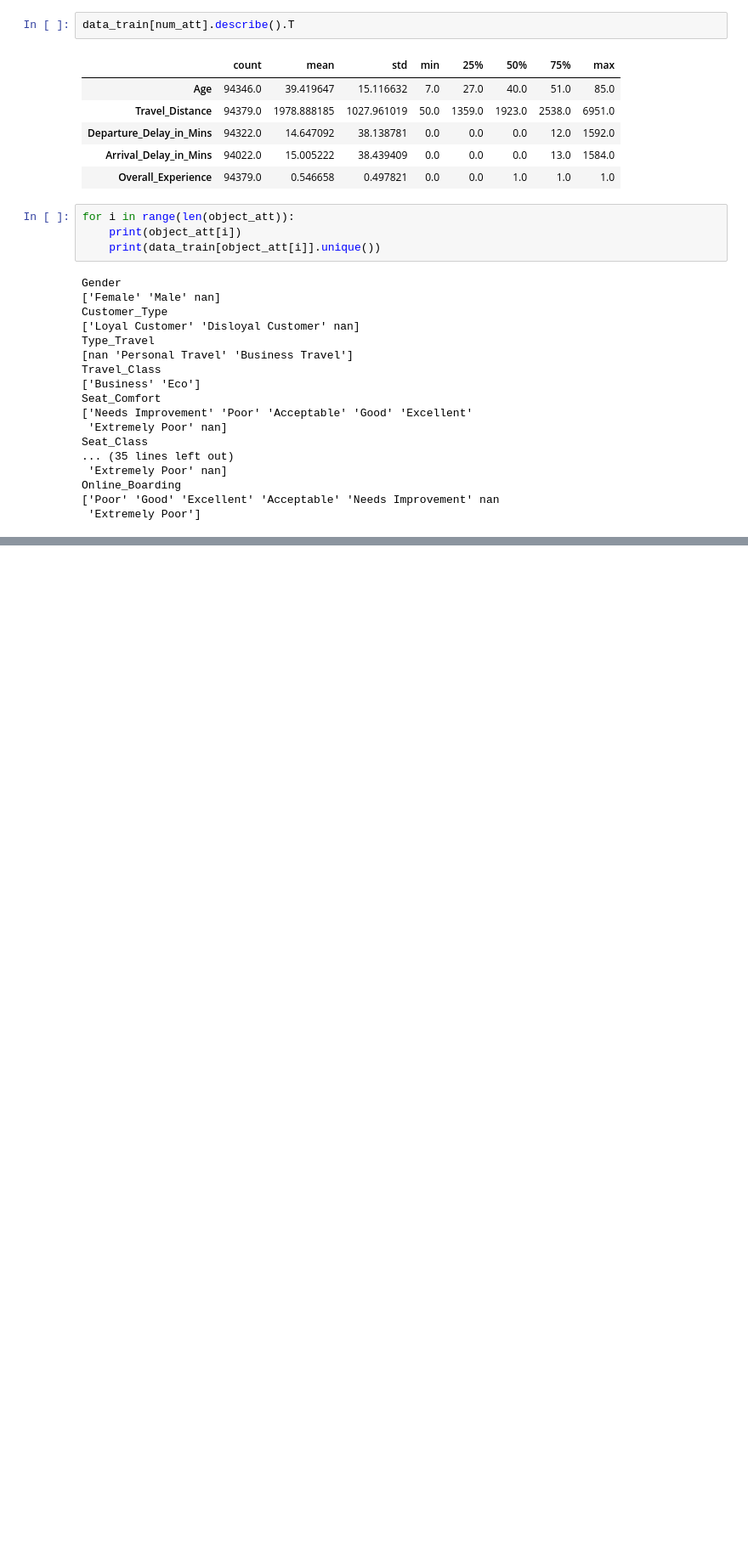
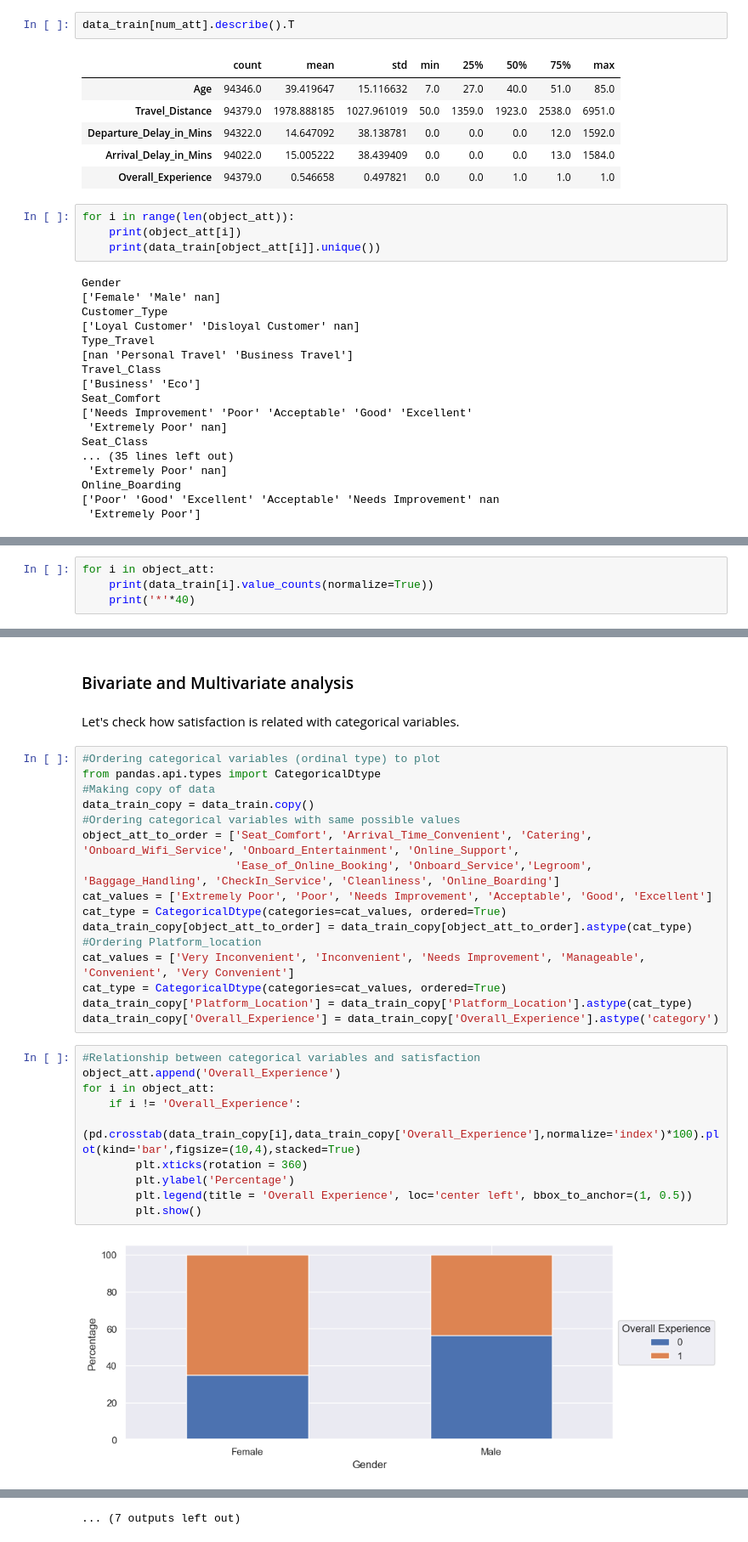
Before and after one commit to agraglez/shinkansen-travel-experience, a Jupyter notebook: notebooks/shinkansen_travel_experience.ipynb, the cells around one changed output, grey strips where cells are left out. Shown at 85% size. Drawn from its saved outputs; the diff is of its cells as text; blank space fills up the shorter version.

```diff
--- a/notebooks/shinkansen_travel_experience.ipynb
+++ b/notebooks/shinkansen_travel_experience.ipynb
@@ -230,0 +321,4 @@ Online_Boarding
+# %%
+for i in object_att:
+    print(data_train[i].value_counts(normalize=True))
+    print('*'*40)
@@ -230,0 +350,32 @@ Online_Boarding
+# %% [markdown]
+### Bivariate and Multivariate analysis
+# %% [markdown]
+Let's check how satisfaction is related with categorical variables.
+# %%
+#Ordering categorical variables (ordinal type) to plot
+from pandas.api.types import CategoricalDtype
+#Making copy of data
+data_train_copy = data_train.copy()
+#Ordering categorical variables with same possible values
+object_att_to_order = ['Seat_Comfort', 'Arrival_Time_Convenient', 'Catering', 'Onboard_Wifi_Service', 'Onboard_Entertainment', 'Online_Support',
+                       'Ease_of_Online_Booking', 'Onboard_Service','Legroom', 'Baggage_Handling', 'CheckIn_Service', 'Cleanliness', 'Online_Boarding']
+cat_values = ['Extremely Poor', 'Poor', 'Needs Improvement', 'Acceptable', 'Good', 'Excellent']
+cat_type = CategoricalDtype(categories=cat_values, ordered=True)
+data_train_copy[object_att_to_order] = data_train_copy[object_att_to_order].astype(cat_type)
+#Ordering Platform_location
+cat_values = ['Very Inconvenient', 'Inconvenient', 'Needs Improvement', 'Manageable', 'Convenient', 'Very Convenient']
+cat_type = CategoricalDtype(categories=cat_values, ordered=True)
+data_train_copy['Platform_Location'] = data_train_copy['Platform_Location'].astype(cat_type)
+data_train_copy['Overall_Experience'] = data_train_copy['Overall_Experience'].astype('category')
+# %%
+#Relationship between categorical variables and satisfaction
+object_att.append('Overall_Experience')
+for i in object_att:
+    if i != 'Overall_Experience':
+        (pd.crosstab(data_train_copy[i],data_train_copy['Overall_Experience'],normalize='index')*100).plot(kind='bar',figsize=(10,4),stacked=True)
+        plt.xticks(rotation = 360)
+        plt.ylabel('Percentage')
+        plt.legend(title = 'Overall Experience', loc='center left', bbox_to_anchor=(1, 0.5))
+        plt.show()
+# %% [output]
+[figure, added]
@@ -230,0 +393 @@ Online_Boarding
+... (7 outputs left out)
```
Also changed, not shown: parts of 24 cells of this notebook.
